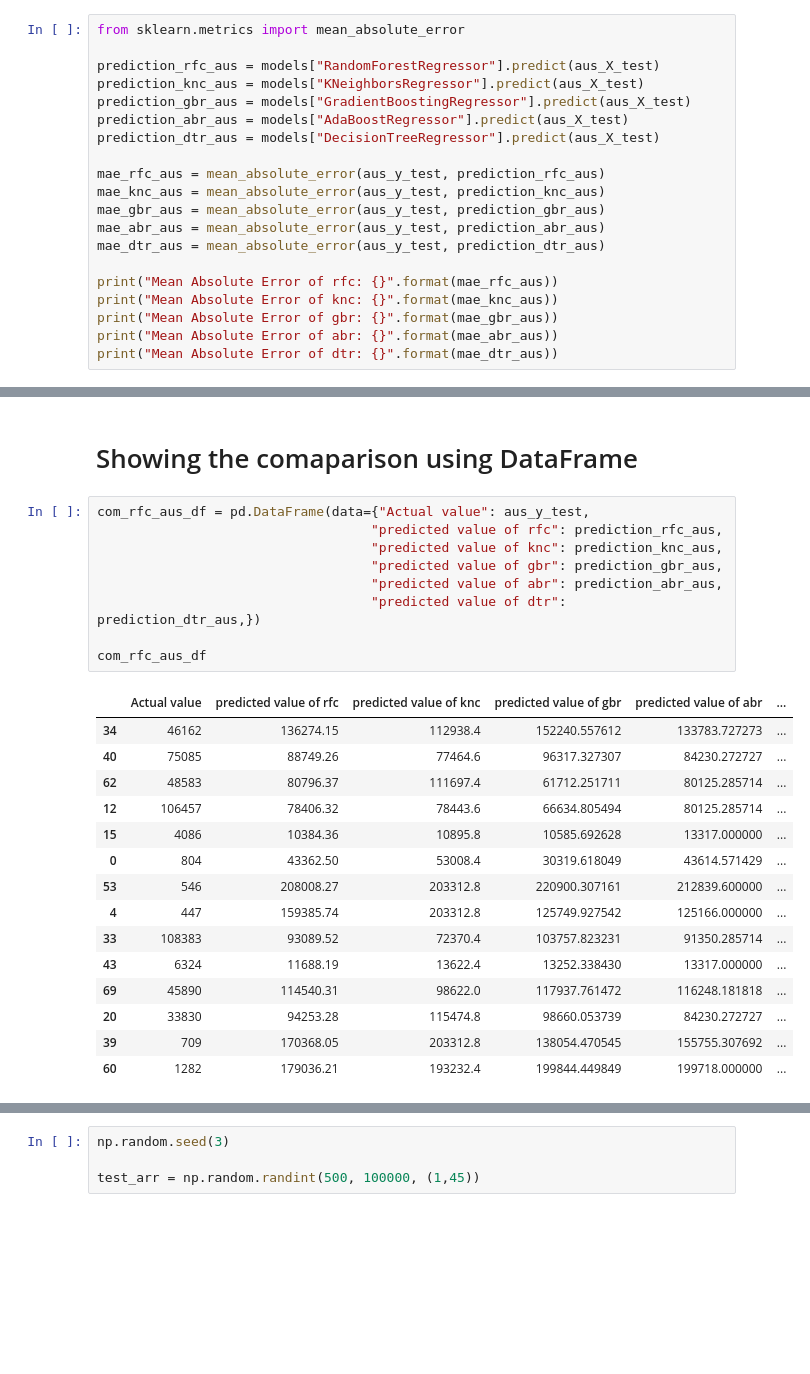
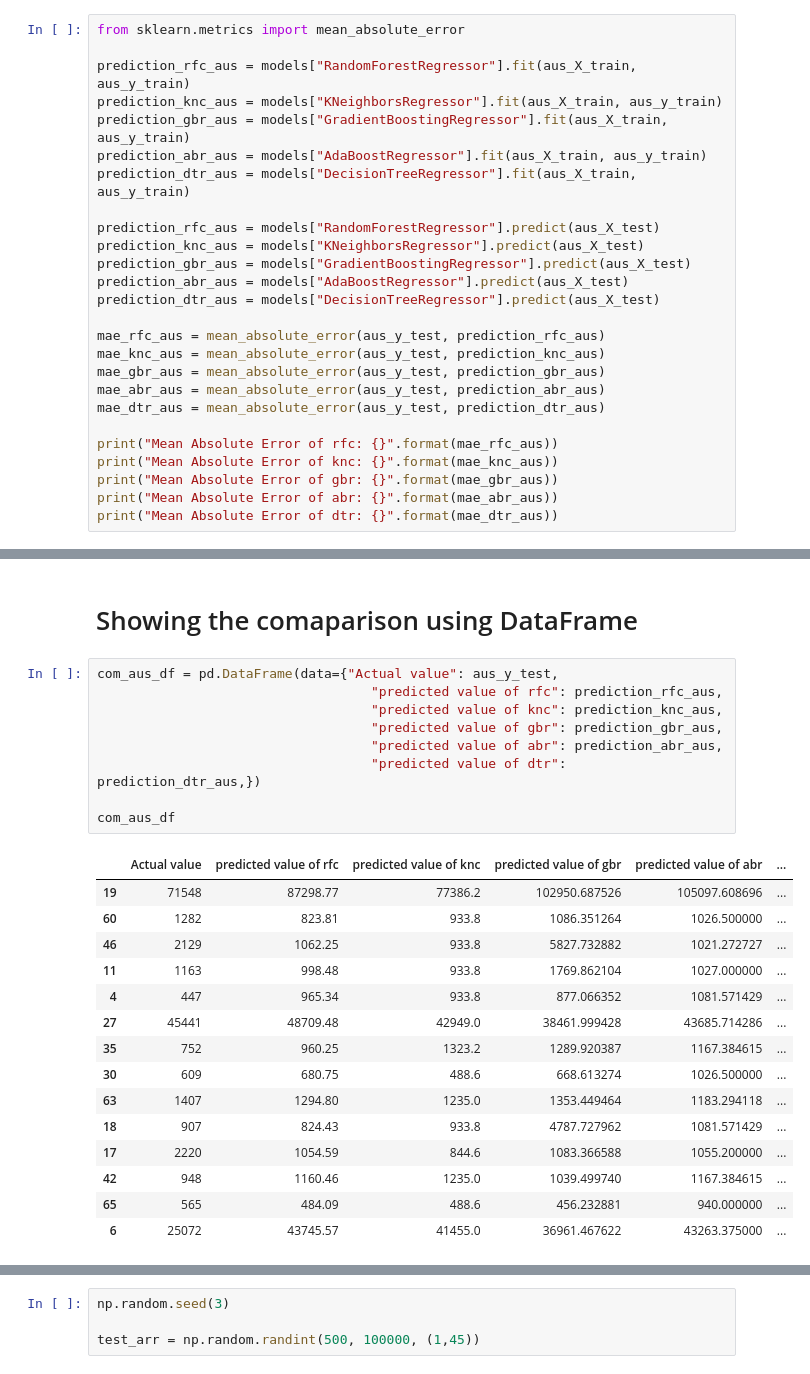
Before and after one commit to ashraful997/MyJupyter, a Jupyter notebook: Thesis-works.ipynb, the cells around one changed output, grey strips where cells are left out. Cells and saved outputs as stored; diff of their text form; blank space fills up the shorter version.

```diff
--- a/Thesis-works.ipynb
+++ b/Thesis-works.ipynb
@@ -232,5 +237,11 @@ executionDataFrame(exec_time[name], name)
 # %%
 from sklearn.metrics import mean_absolute_error
+
+prediction_rfc_aus = models["RandomForestRegressor"].fit(aus_X_train, aus_y_train)
+prediction_knc_aus = models["KNeighborsRegressor"].fit(aus_X_train, aus_y_train)
+prediction_gbr_aus = models["GradientBoostingRegressor"].fit(aus_X_train, aus_y_train)
+prediction_abr_aus = models["AdaBoostRegressor"].fit(aus_X_train, aus_y_train)
+prediction_dtr_aus = models["DecisionTreeRegressor"].fit(aus_X_train, aus_y_train)
 
 prediction_rfc_aus = models["RandomForestRegressor"].predict(aus_X_test)
 prediction_knc_aus = models["KNeighborsRegressor"].predict(aus_X_test)
@@ -258,30 +269,30 @@ Mean Absolute Error of dtr: 73429.21428571429
 # %% [markdown]
 # Showing the comaparison using DataFrame
 # %%
-com_rfc_aus_df = pd.DataFrame(data={"Actual value": aus_y_test,
+com_aus_df = pd.DataFrame(data={"Actual value": aus_y_test,
                                    "predicted value of rfc": prediction_rfc_aus,
                                    "predicted value of knc": prediction_knc_aus,
                                    "predicted value of gbr": prediction_gbr_aus,
                                    "predicted value of abr": prediction_abr_aus,
                                    "predicted value of dtr": prediction_dtr_aus,})
 
-com_rfc_aus_df
+com_aus_df
 # %% [output]
 |  | Actual value | predicted value of rfc | predicted value of knc | predicted value of gbr | predicted value of abr | ... |
-| 34 | 46162 | 136274.15 | 112938.4 | 152240.557612 | 133783.727273 | ... |
-| 40 | 75085 | 88749.26 | 77464.6 | 96317.327307 | 84230.272727 | ... |
-| 62 | 48583 | 80796.37 | 111697.4 | 61712.251711 | 80125.285714 | ... |
-| 12 | 106457 | 78406.32 | 78443.6 | 66634.805494 | 80125.285714 | ... |
-| 15 | 4086 | 10384.36 | 10895.8 | 10585.692628 | 13317.000000 | ... |
-| 0 | 804 | 43362.50 | 53008.4 | 30319.618049 | 43614.571429 | ... |
-| 53 | 546 | 208008.27 | 203312.8 | 220900.307161 | 212839.600000 | ... |
-| 4 | 447 | 159385.74 | 203312.8 | 125749.927542 | 125166.000000 | ... |
-| 33 | 108383 | 93089.52 | 72370.4 | 103757.823231 | 91350.285714 | ... |
-| 43 | 6324 | 11688.19 | 13622.4 | 13252.338430 | 13317.000000 | ... |
-| 69 | 45890 | 114540.31 | 98622.0 | 117937.761472 | 116248.181818 | ... |
-| 20 | 33830 | 94253.28 | 115474.8 | 98660.053739 | 84230.272727 | ... |
-| 39 | 709 | 170368.05 | 203312.8 | 138054.470545 | 155755.307692 | ... |
-| 60 | 1282 | 179036.21 | 193232.4 | 199844.449849 | 199718.000000 | ... |
+| 19 | 71548 | 87298.77 | 77386.2 | 102950.687526 | 105097.608696 | ... |
+| 60 | 1282 | 823.81 | 933.8 | 1086.351264 | 1026.500000 | ... |
+| 46 | 2129 | 1062.25 | 933.8 | 5827.732882 | 1021.272727 | ... |
+| 11 | 1163 | 998.48 | 933.8 | 1769.862104 | 1027.000000 | ... |
+| 4 | 447 | 965.34 | 933.8 | 877.066352 | 1081.571429 | ... |
+| 27 | 45441 | 48709.48 | 42949.0 | 38461.999428 | 43685.714286 | ... |
+| 35 | 752 | 960.25 | 1323.2 | 1289.920387 | 1167.384615 | ... |
+| 30 | 609 | 680.75 | 488.6 | 668.613274 | 1026.500000 | ... |
+| 63 | 1407 | 1294.80 | 1235.0 | 1353.449464 | 1183.294118 | ... |
+| 18 | 907 | 824.43 | 933.8 | 4787.727962 | 1081.571429 | ... |
+| 17 | 2220 | 1054.59 | 844.6 | 1083.366588 | 1055.200000 | ... |
+| 42 | 948 | 1160.46 | 1235.0 | 1039.499740 | 1167.384615 | ... |
+| 65 | 565 | 484.09 | 488.6 | 456.232881 | 940.000000 | ... |
+| 6 | 25072 | 43745.57 | 41455.0 | 36961.467622 | 43263.375000 | ... |
 # %% [markdown]
 # Yielding result for test set
 * Target (Aus)
```
Also changed, not shown: parts of 57 cells of this notebook.
